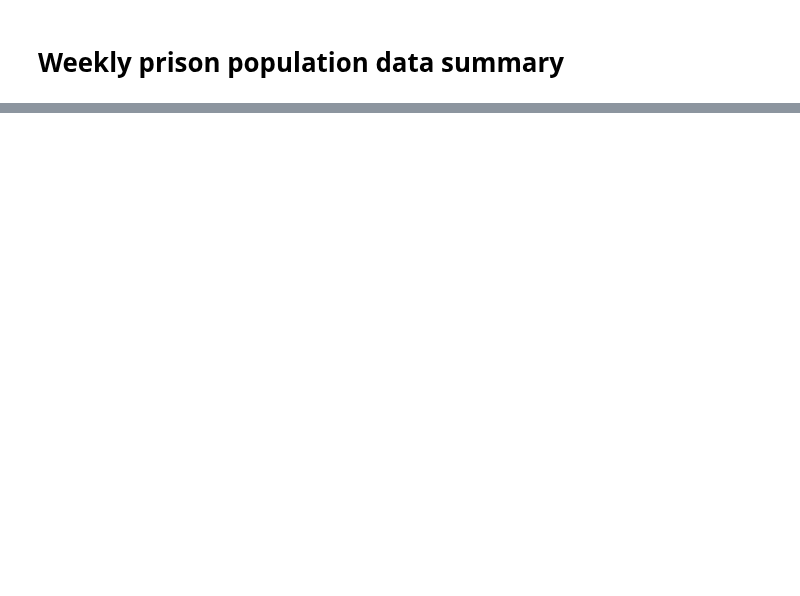
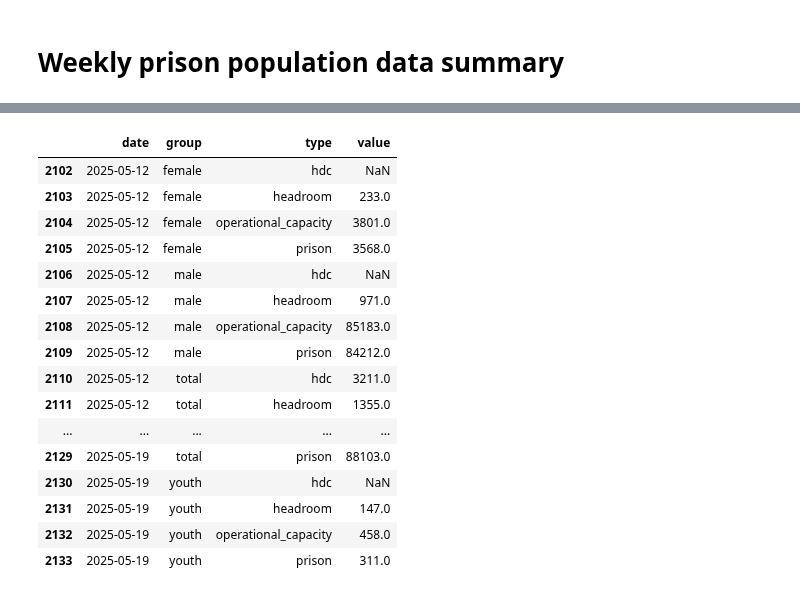
Before and after one commit to Prison-Reform-Trust/Prison-population, a Jupyter notebook: Notebooks/0.3-ah-weekly-data-summary.ipynb, the cells around one changed output, grey strips where cells are left out. Cells and saved outputs as stored; diff of their text form; code cells hidden in the pictures; blank space fills up the shorter version.

Commit message:
Add weekly data summary script for processing prison data

```diff
--- a/Notebooks/0.3-ah-weekly-data-summary.ipynb
+++ b/Notebooks/0.3-ah-weekly-data-summary.ipynb
@@ -57,0 +83,3 @@ df.query("type == 'prison'").pivot(index=['group'], columns=['date'], values='va
+# %%
+df = weekly_data_summary.load_data()
+df
@@ -57,0 +100,21 @@ df.query("type == 'prison'").pivot(index=['group'], columns=['date'], values='va
+# %%
+df2 = weekly_data_summary.filter_n_weeks(df)
+df2
+# %% [output]
+|  | date | group | type | value |
+| 2102 | 2025-05-12 | female | hdc | NaN |
+| 2103 | 2025-05-12 | female | headroom | 233.0 |
+| 2104 | 2025-05-12 | female | operational_capacity | 3801.0 |
+| 2105 | 2025-05-12 | female | prison | 3568.0 |
+| 2106 | 2025-05-12 | male | hdc | NaN |
+| 2107 | 2025-05-12 | male | headroom | 971.0 |
+| 2108 | 2025-05-12 | male | operational_capacity | 85183.0 |
+| 2109 | 2025-05-12 | male | prison | 84212.0 |
+| 2110 | 2025-05-12 | total | hdc | 3211.0 |
+| 2111 | 2025-05-12 | total | headroom | 1355.0 |
+| ... | ... | ... | ... | ... |
+| 2129 | 2025-05-19 | total | prison | 88103.0 |
+| 2130 | 2025-05-19 | youth | hdc | NaN |
+| 2131 | 2025-05-19 | youth | headroom | 147.0 |
+| 2132 | 2025-05-19 | youth | operational_capacity | 458.0 |
+| 2133 | 2025-05-19 | youth | prison | 311.0 |
```
Also changed, not shown: parts of 15 cells of this notebook, 1 other file.
